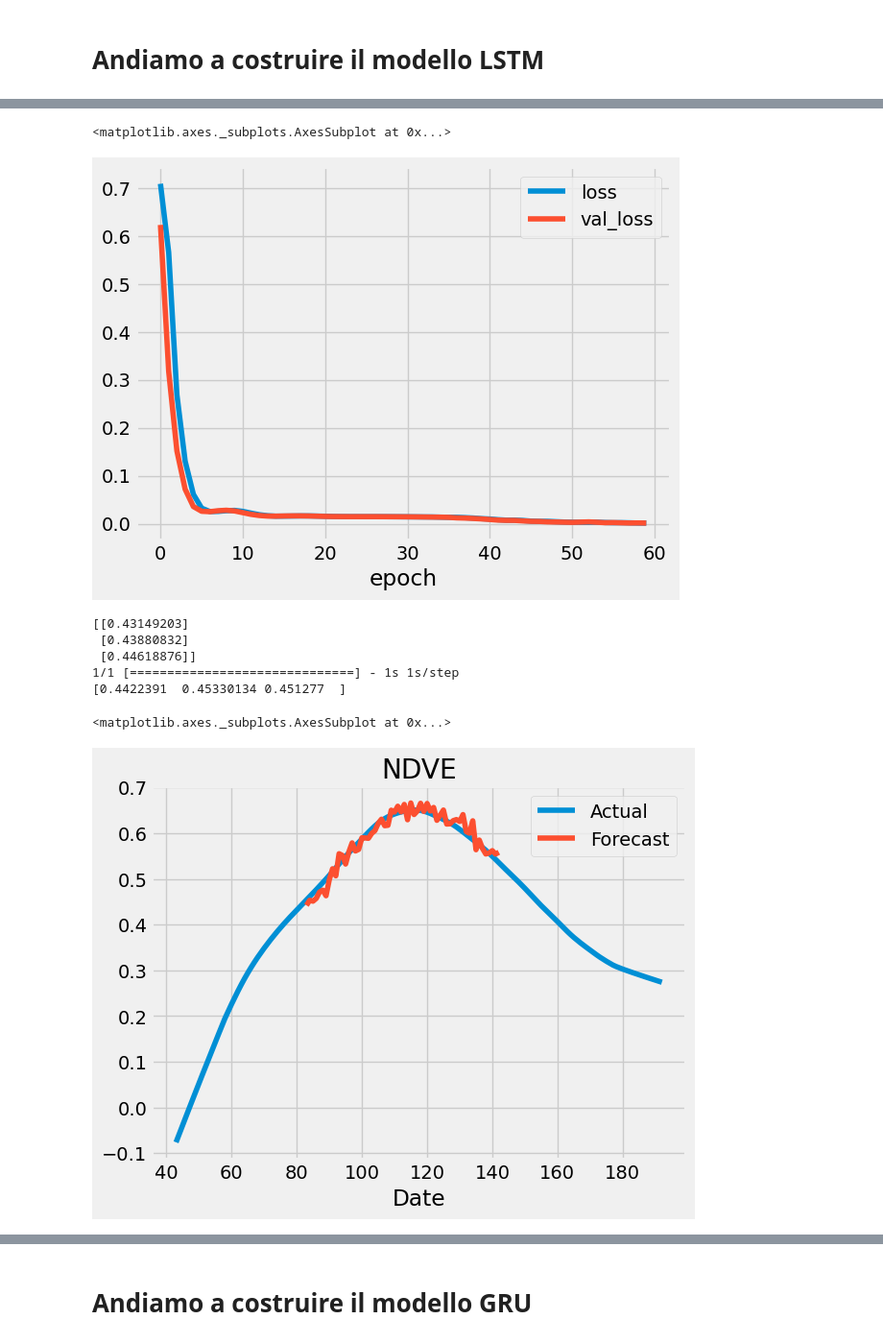
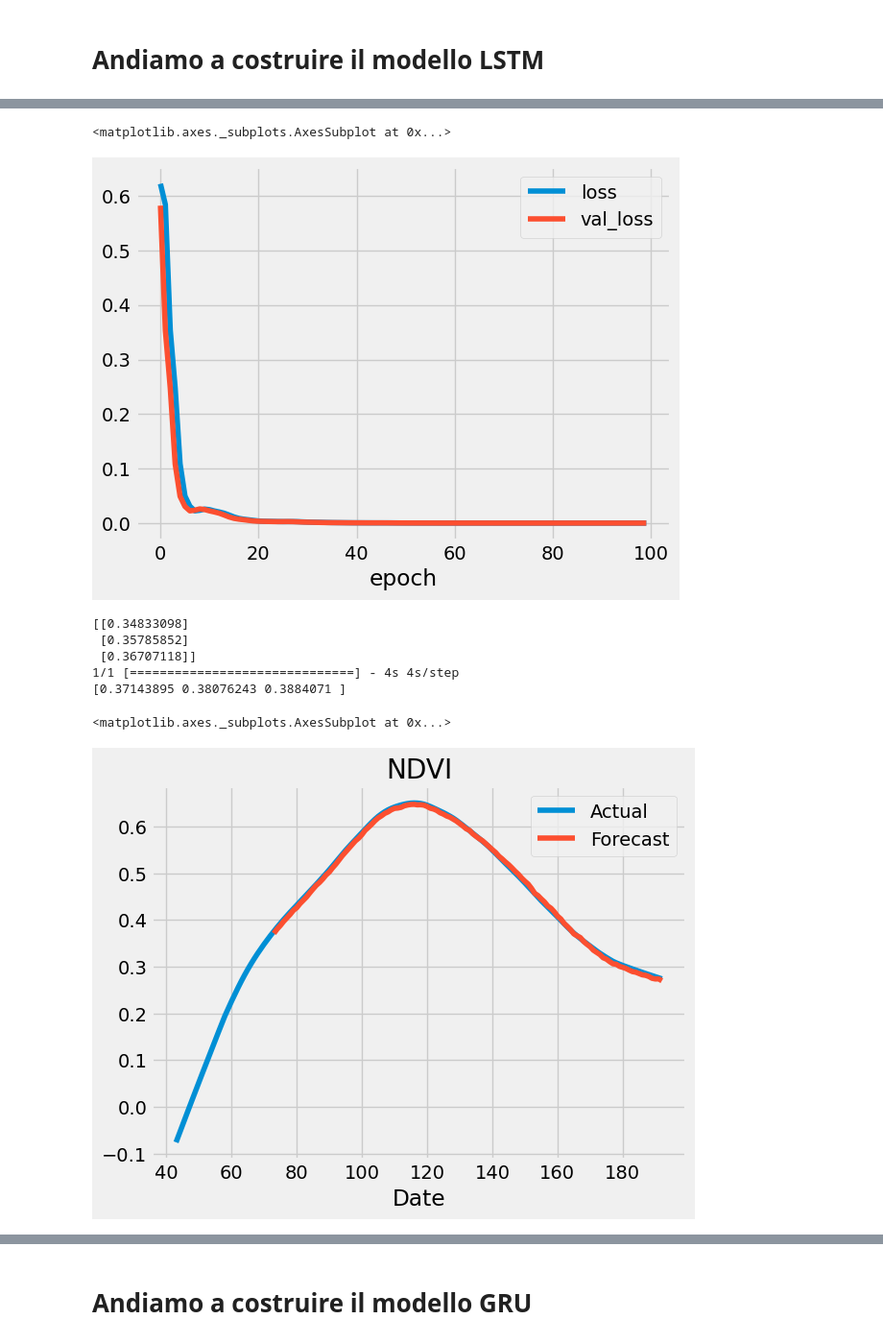
Before and after one commit to Simone-Scalella/AgriVision2022, a Jupyter notebook: GruEasy2.ipynb, the cells around one changed output, grey strips where cells are left out. Shown: that part at 96% size. Saved outputs shown, nothing was run; the diff lists cells and outputs as text; code cells hidden in the pictures.

```diff
--- a/GruEasy2.ipynb
+++ b/GruEasy2.ipynb
@@ -1,7 +1,6 @@
 # %%
 import numpy as np
 import matplotlib.pyplot as plt
-plt.style.use('fivethirtyeight')
 import pandas as pd
 from sklearn.preprocessing import MinMaxScaler
 from keras.models import Sequential
@@ -36,7 +35,8 @@ datasetTest = sc.fit_transform(datasetTest)
 datasetTest = datasetTest.reshape(-1, 1)
 
 n_lookback = 30  # length of input sequences (lookback period)
-n_forecast = 60  # length of output sequences (forecast period)
+n_forecast = 150-n_lookback  # length of output sequences (forecast period)
+Nepoch = 100 # Numero di epoche
 
 X = []
 Y = []
@@ -54,7 +54,6 @@ for i in range(n_lookback, len(datasetTrain) - n_forecast + 1):
 X_val = np.array(X_val)
 Y_val = np.array(Y_val)
 
-Nepoch = 60
 # The LSTM architecture
 regressor = Sequential()
 regressor.add(LSTM(units=60, return_sequences=True, input_shape=(n_lookback,1)))
@@ -64,6 +63,6 @@ regressor.add(LSTM(units=120))
 # The output layer
 regressor.add(Dense(n_forecast))
 
-regressor.compile(loss='mean_squared_error', optimizer='adam')
+regressor.compile(loss='mean_squared_error', optimizer=Adam(learning_rate=0.003, beta_1=0.9, beta_2=0.999, epsilon=1e-8))
 history = regressor.fit(X, Y, epochs=Nepoch,validation_data=(X_val,Y_val), batch_size=32,use_multiprocessing=True)
 # %% [output]
@@ -94,12 +93,12 @@ history_df = history_df.set_index('epoch')
 history_df.plot()
 # %% [output]
 <matplotlib.axes._subplots.AxesSubplot at 0x...>
-[figure, old version]
+[figure, new version]
 # %%
 
 
 dataset_total = np.reshape(NDVI[90].data_matrix.flatten(),(NDVI[90].data_matrix.flatten().shape[0],1))
-starttime = 10
+starttime = 0
 stoptime = starttime+n_lookback
 inputs = dataset_total[starttime:stoptime] # generare "l'ultima sequenza disponibile"
 print(inputs[-3:])
@@ -110,24 +109,24 @@ predicted_stock_price = regressor.predict(inputs)
 predicted_stock_price = sc.inverse_transform(predicted_stock_price)
 print(predicted_stock_price[0][:3])
 # %% [output]
-[[0.43149203]
- [0.43880832]
- [0.44618876]]
-1/1 [==============================] - 1s 1s/step
-[0.4422391  0.45330134 0.451277  ]
+[[0.34833098]
+ [0.35785852]
+ [0.36707118]]
+1/1 [==============================] - 4s 4s/step
+[0.37143895 0.38076243 0.3884071 ]
 # %%
 # organize the results in a data frame
 Days = range(43,193)
 df_past = pd.DataFrame(columns=['Date', 'Actual'])
 df_past['Date'] = Days
 df_past['Actual'] = dataset_total
 
 df_future = pd.DataFrame(columns=['Date', 'Actual', 'Forecast'])
 df_future['Date'] = Days[stoptime:stoptime+n_forecast]
 df_future['Forecast'] = predicted_stock_price.flatten() #ha offset di 0.2 ma non si sa perche' :/
 
 results = df_past.append(df_future).set_index('Date')
-results.plot(title='NDVE')
+results.plot(title='NDVI')
 # %% [output]
 <matplotlib.axes._subplots.AxesSubplot at 0x...>
-[figure, old version]
+[figure, new version]
```
Also changed, not shown: parts of 7 cells of this notebook, 10 other files.
